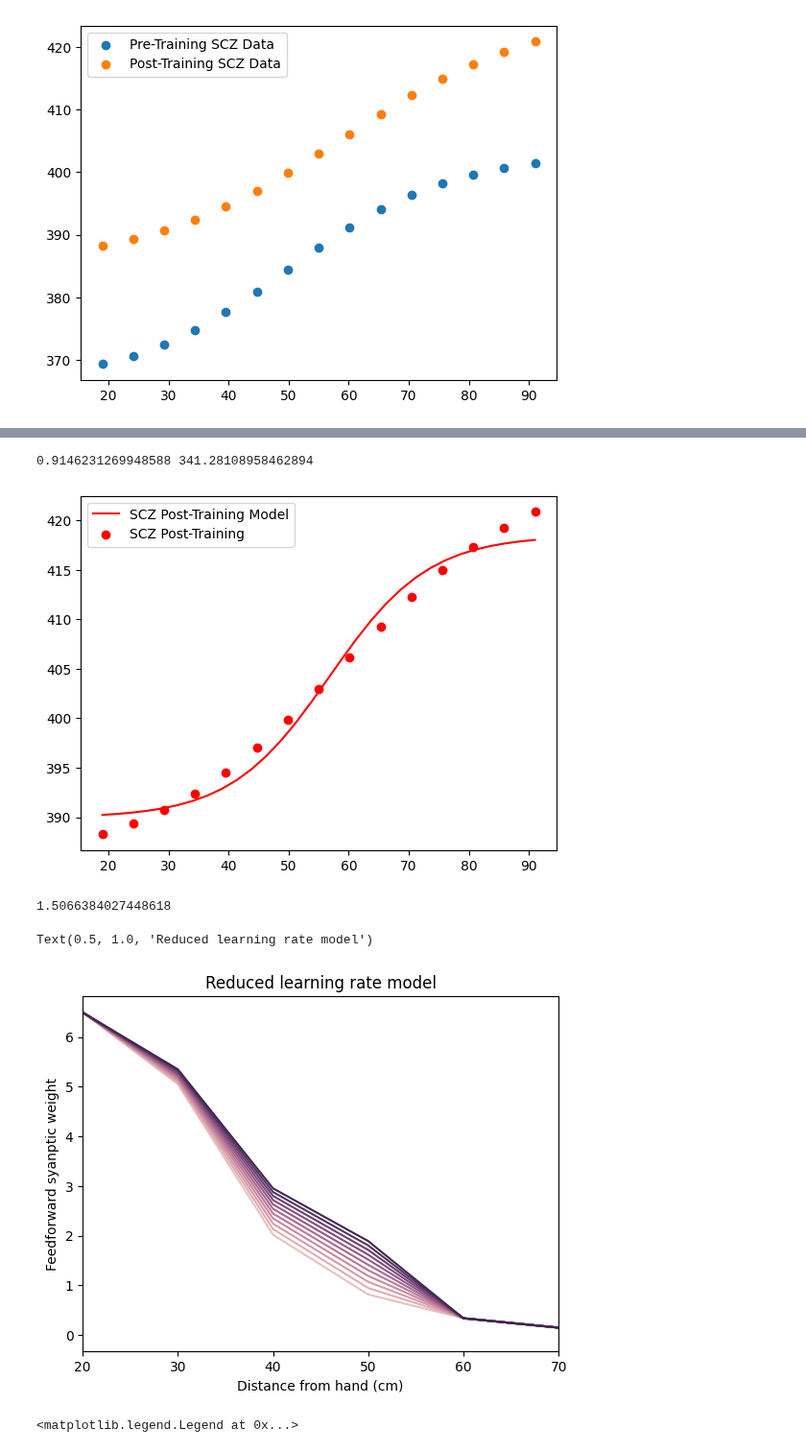
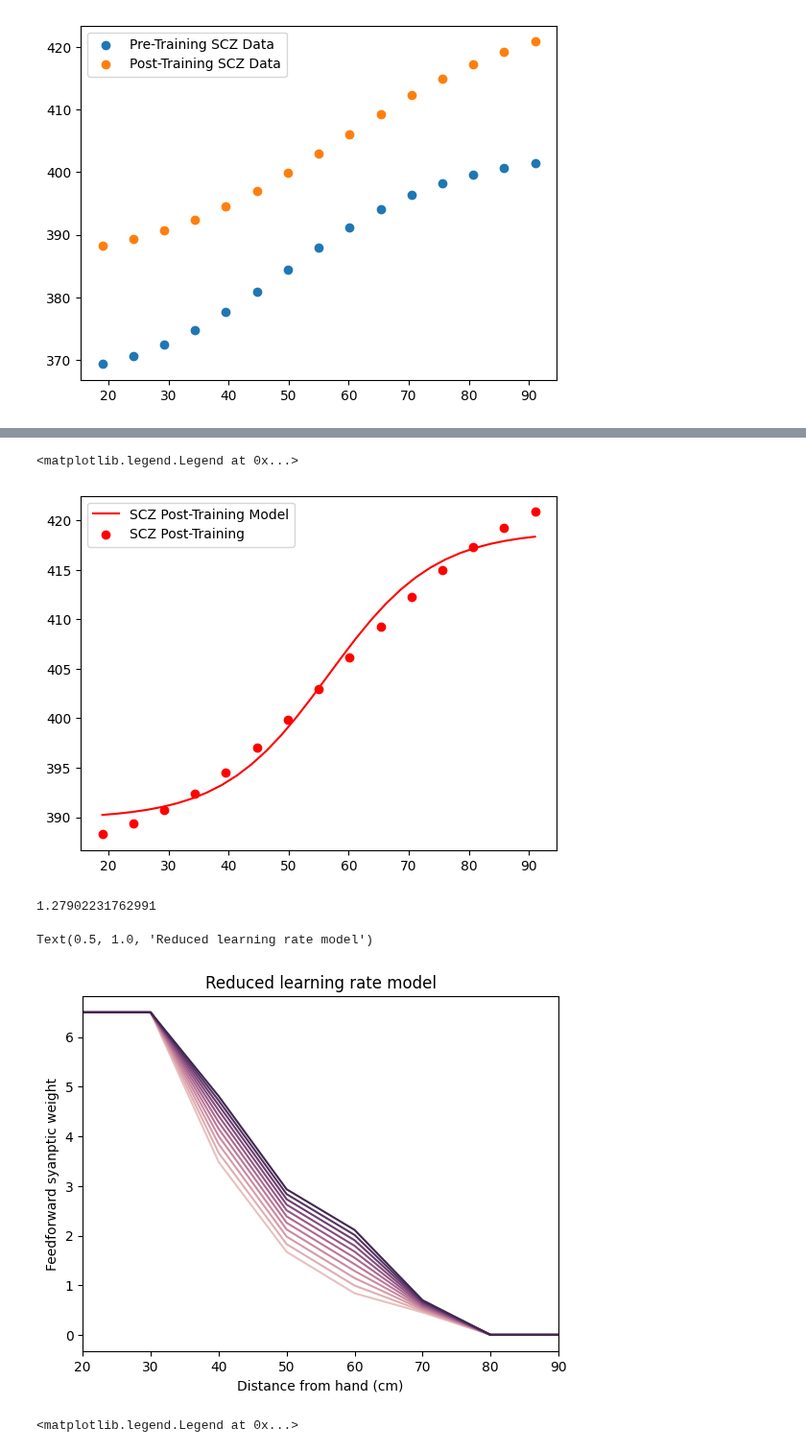
Before and after one commit to renatoparedes/SCZ_PPS_Expansion_Model, a Jupyter notebook: SCZ_Training_Fitting_learning_rate.ipynb, the cells around one changed output, grey strips where cells are left out. Shown at 96% size. Cells and saved outputs as stored; diff of their text form; code cells hidden in the pictures.

```diff
--- a/SCZ_Training_Fitting_learning_rate.ipynb
+++ b/SCZ_Training_Fitting_learning_rate.ipynb
@@ -228,49 +256,35 @@ _, _, _, _, SCZ_Model_RTs_post = experiment(
 # %%
-xf = SCZ_Model_RTs_post
-yf = SCZ_RTs_post
-m = (xf.size * np.sum(xf * yf) - np.sum(xf) * np.sum(yf)) / (
-    xf.size * np.sum(xf * xf) - np.sum(xf) ** 2
-)
-bias = (np.sum(yf) - m * np.sum(xf)) / xf.size
-
-ymin, ymax = np.min(m * xf + bias), np.max(m * xf + bias)
-dc, h = fitting(a_distances, m * xf + bias)
+ymin, ymax = np.min(SCZ_RTs_model_post_scaled), np.max(SCZ_RTs_model_post_scaled)
+dc, h = fitting(a_distances, SCZ_RTs_model_post_scaled)
 mydistances_exp = np.linspace(a_distances[0], a_distances[-1], 30)
 yf_exp = RTsig(mydistances_exp, dc, h)
 
 plt.figure(1)
 plt.plot(mydistances_exp, yf_exp, label="SCZ Post-Training Model", color="r")
-plt.scatter(a_distances, yf, label="SCZ Post-Training", color="r")
+plt.scatter(a_distances, SCZ_RTs_post, label="SCZ Post-Training", color="r")
 plt.legend()
-print(m, bias)
 # %% [output]
-0.9146231269948588 341.28108958462894
+<matplotlib.legend.Legend at 0x...>
-[figure, old version]
+[figure, new version]
-# %%
-def adjrmse(model, data, k):
-    sse = np.sum(np.square(data - model))
-    n = len(model)
-    return np.sqrt(sse / (n - k))
-
-
-scz_error = adjrmse(m * xf + bias, yf, 5)
-print(scz_error)
-# %% [output]
-1.5066384027448618
+# %%
+scz_error = calculate_adj_rmse(SCZ_RTs_model_post_scaled, SCZ_RTs_post, 5)
+print(scz_error)
+# %% [output]
+1.27902231762991
 # %%
 import seaborn as sns
 
 tr_data = np.column_stack((SCZWa_tr[:, 1, :, 0], SCZWa_tr[:, 1, -1, -1]))
 
 sns.lineplot(tr_data, palette="ch:dark=.20,light=.80", dashes=False, legend=False)
-plt.xlim(2, 7)
-plt.xticks(ticks=[2, 3, 4, 5, 6, 7], labels=[20, 30, 40, 50, 60, 70])
+plt.xlim(2, 9)
+plt.xticks(ticks=[2, 3, 4, 5, 6, 7, 8, 9], labels=[20, 30, 40, 50, 60, 70, 80, 90])
 plt.xlabel("Distance from hand (cm)")
 plt.ylabel("Feedforward syanptic weight")
 plt.title("Reduced learning rate model")
 # %% [output]
 Text(0.5, 1.0, 'Reduced learning rate model')
-[figure, old version]
+[figure, new version]
 # %%
 _, _, _, _, SCZ_Model_RTs_pre = experiment(
     ts,
```
Also changed, not shown: parts of 4 cells of this notebook, 6 other files.
